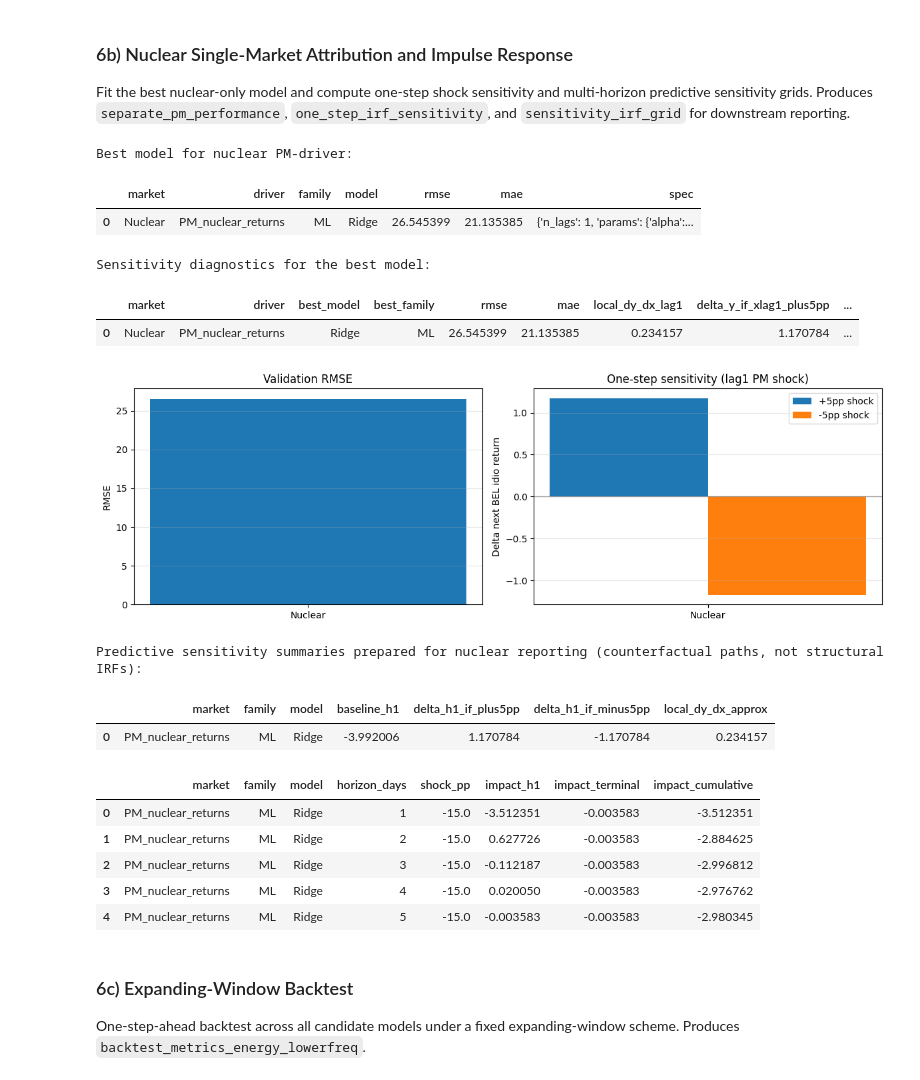
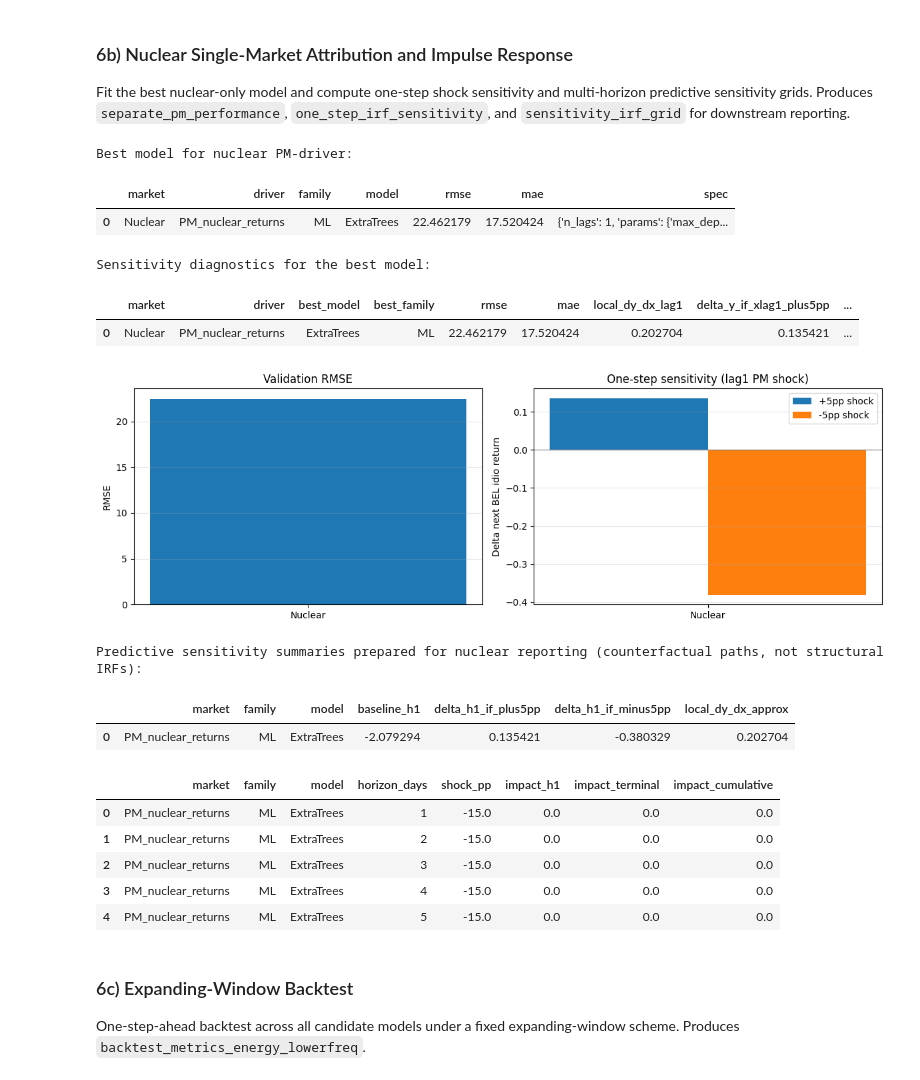
Before and after one commit to seconlon99/Prediction-Markets-Quant-Hedging, a Jupyter notebook: Energy_Lower_Freq_Nuclear.ipynb, the cells around one changed output. Saved outputs shown, nothing was run; the diff lists cells and outputs as text; code cells hidden in the pictures.

```diff
--- a/Energy_Lower_Freq_Nuclear.ipynb
+++ b/Energy_Lower_Freq_Nuclear.ipynb
@@ -2438,7 +2438,6 @@ for p in range(1, max_lag + 1):
 ml_space = {
     "ElasticNet": {"alpha": [0.001, 0.01], "l1_ratio": [0.3, 0.5, 0.7]},
     "ExtraTrees":  {"n_estimators": [100, 200], "max_depth": [None, 5], "min_samples_leaf": [1, 2]},
-    "SVR":         {"C": [1.0, 5.0], "epsilon": [0.1], "gamma": ["scale"], "kernel": ["rbf"]},
     "SVR_linear":  {"C": [1.0, 5.0], "epsilon": [0.1], "gamma": ["scale"], "kernel": ["linear"]},
 }
 for n_lags in [1, 2, 3, 5]:
@@ -2672,45 +2671,45 @@ else:
         _xh_s = list(x_hist[:-1]) + [float(x_hist[-1]) + _shock_pp]
         _yh_s = list(y_hist)
         _base_preds, _shock_preds = [], []
         for _ in range(_max_horizon):
             _yb = _one_step_linear(_xh_b, _yh_b)
             _ys = _one_step_linear(_xh_s, _yh_s)
             _base_preds.append(_yb)
             _shock_preds.append(_ys)
             _xh_b.append(float(x_hist[-1]))
             _yh_b.append(_yb)
             _xh_s.append(float(x_hist[-1]))
             _yh_s.append(_ys)
         _deltas = [float(_shock_preds[i] - _base_preds[i]) for i in range(_max_horizon)]
         _cum = 0.0
         for _si, _d in enumerate(_deltas):
             _cum += _d
             _irf_rows.append({"market": x_col, "family": best["family"], "model": best["model"],
                                "horizon_days": _si + 1, "shock_pp": float(_shock_pp),
                                "impact_h1": _d, "impact_terminal": _deltas[-1], "impact_cumulative": _cum})
 
 sensitivity_irf_grid = pd.DataFrame(_irf_rows).sort_values(["shock_pp", "horizon_days"]).reset_index(drop=True)
 
 print("Predictive sensitivity summaries prepared for nuclear reporting (counterfactual paths, not structural IRFs):")
 display(one_step_irf_sensitivity)
 display(sensitivity_irf_grid.head())
 # %% [output]
 Best model for nuclear PM-driver:
 |  | market | driver | family | model | rmse | mae | spec |
-| 0 | Nuclear | PM_nuclear_returns | ML | Ridge | 26.545399 | 21.135385 | {'n_lags': 1, 'params': {'alpha':... |
+| 0 | Nuclear | PM_nuclear_returns | ML | ExtraTrees | 22.462179 | 17.520424 | {'n_lags': 1, 'params': {'max_dep... |
 Sensitivity diagnostics for the best model:
 |  | market | driver | best_model | best_family | rmse | mae | local_dy_dx_lag1 | delta_y_if_xlag1_plus5pp | ... |
-| 0 | Nuclear | PM_nuclear_returns | Ridge | ML | 26.545399 | 21.135385 | 0.234157 | 1.170784 | ... |
+| 0 | Nuclear | PM_nuclear_returns | ExtraTrees | ML | 22.462179 | 17.520424 | 0.202704 | 0.135421 | ... |
-[figure, old version]
+[figure, new version]
 Predictive sensitivity summaries prepared for nuclear reporting (counterfactual paths, not structural IRFs):
 |  | market | family | model | baseline_h1 | delta_h1_if_plus5pp | delta_h1_if_minus5pp | local_dy_dx_approx |
-| 0 | PM_nuclear_returns | ML | Ridge | -3.992006 | 1.170784 | -1.170784 | 0.234157 |
+| 0 | PM_nuclear_returns | ML | ExtraTrees | -2.079294 | 0.135421 | -0.380329 | 0.202704 |
 |  | market | family | model | horizon_days | shock_pp | impact_h1 | impact_terminal | impact_cumulative |
-| 0 | PM_nuclear_returns | ML | Ridge | 1 | -15.0 | -3.512351 | -0.003583 | -3.512351 |
-| 1 | PM_nuclear_returns | ML | Ridge | 2 | -15.0 | 0.627726 | -0.003583 | -2.884625 |
-| 2 | PM_nuclear_returns | ML | Ridge | 3 | -15.0 | -0.112187 | -0.003583 | -2.996812 |
-| 3 | PM_nuclear_returns | ML | Ridge | 4 | -15.0 | 0.020050 | -0.003583 | -2.976762 |
-| 4 | PM_nuclear_returns | ML | Ridge | 5 | -15.0 | -0.003583 | -0.003583 | -2.980345 |
+| 0 | PM_nuclear_returns | ML | ExtraTrees | 1 | -15.0 | 0.0 | 0.0 | 0.0 |
+| 1 | PM_nuclear_returns | ML | ExtraTrees | 2 | -15.0 | 0.0 | 0.0 | 0.0 |
+| 2 | PM_nuclear_returns | ML | ExtraTrees | 3 | -15.0 | 0.0 | 0.0 | 0.0 |
+| 3 | PM_nuclear_returns | ML | ExtraTrees | 4 | -15.0 | 0.0 | 0.0 | 0.0 |
+| 4 | PM_nuclear_returns | ML | ExtraTrees | 5 | -15.0 | 0.0 | 0.0 | 0.0 |
 # %% [markdown]
 ### 6c) Expanding-Window Backtest
 
```
Also changed, not shown: parts of 13 cells of this notebook.
